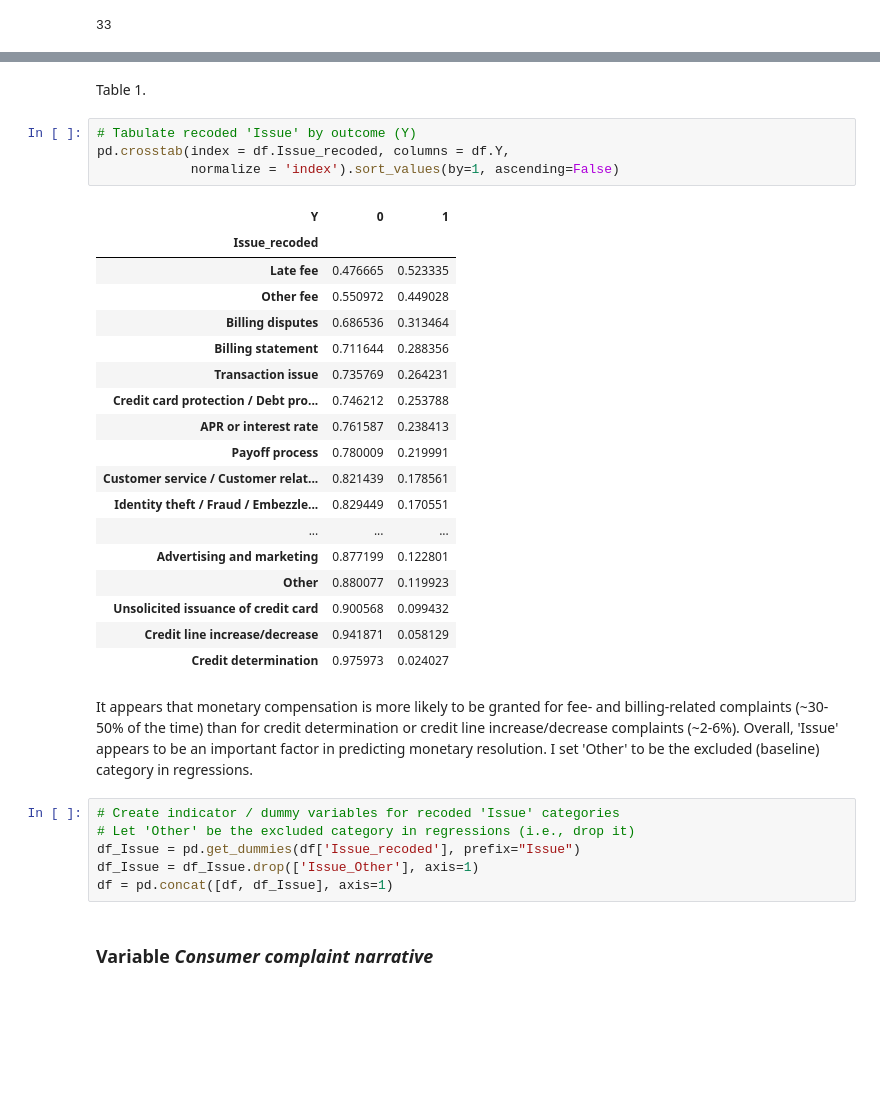
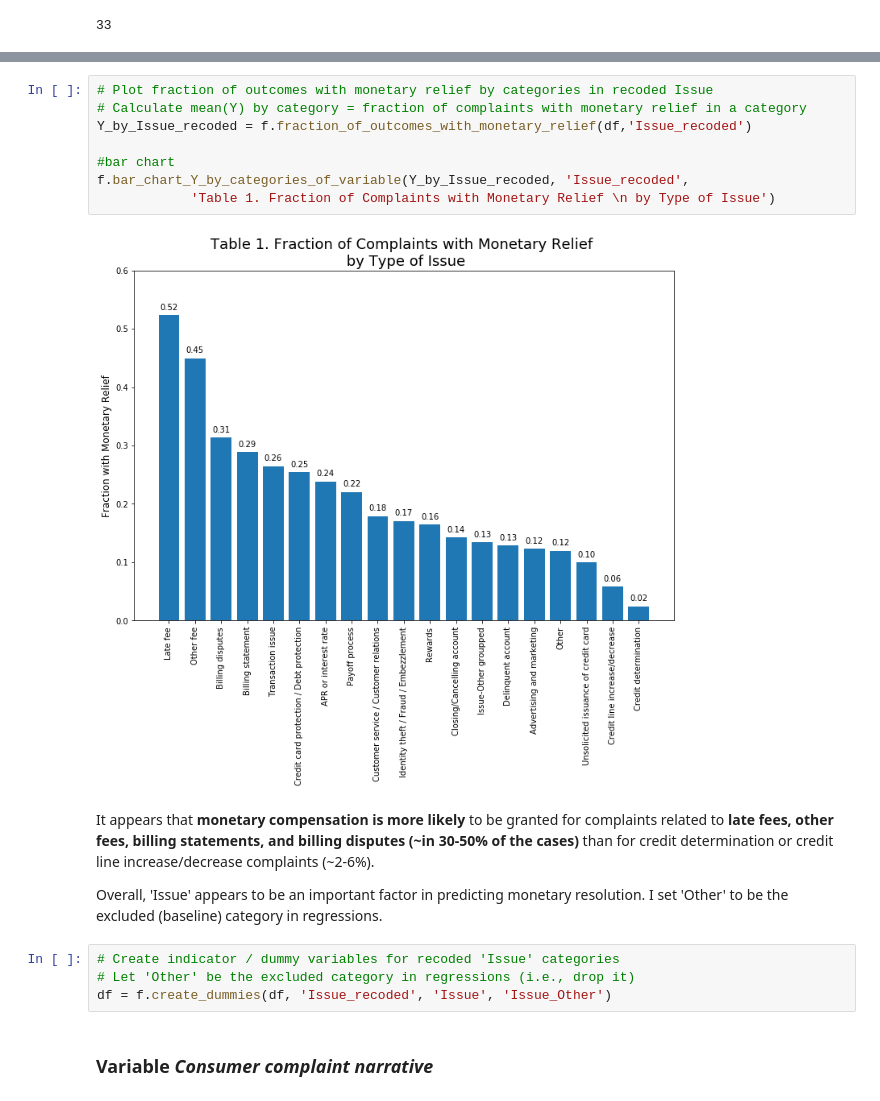
Before and after one commit to zhannazh/Predicting_Outcome_of_Consumer_Finance_Complaints, a Jupyter notebook: 1. Data exploration and feature engineering.ipynb, the cells around one changed output, grey strips where cells are left out. Saved outputs shown, nothing was run; the diff lists cells and outputs as text; blank space fills up the shorter version.

```diff
--- a/1. Data exploration and feature engineering.ipynb
+++ b/1. Data exploration and feature engineering.ipynb
@@ -199,39 +204,24 @@ for i in relabel_issue:
 df.Issue_recoded.nunique()
 # %% [output]
 19
-# %% [markdown]
-Table 1.
-# %%
-# Tabulate recoded 'Issue' by outcome (Y)
-pd.crosstab(index = df.Issue_recoded, columns = df.Y,
-            normalize = 'index').sort_values(by=1, ascending=False)
-# %% [output]
-| Y | 0 | 1 |
-| Issue_recoded |  |  |
-| Late fee | 0.476665 | 0.523335 |
-| Other fee | 0.550972 | 0.449028 |
-| Billing disputes | 0.686536 | 0.313464 |
-| Billing statement | 0.711644 | 0.288356 |
-| Transaction issue | 0.735769 | 0.264231 |
-| Credit card protection / Debt pro... | 0.746212 | 0.253788 |
-| APR or interest rate | 0.761587 | 0.238413 |
-| Payoff process | 0.780009 | 0.219991 |
-| Customer service / Customer relat... | 0.821439 | 0.178561 |
-| Identity theft / Fraud / Embezzle... | 0.829449 | 0.170551 |
-| ... | ... | ... |
-| Advertising and marketing | 0.877199 | 0.122801 |
-| Other | 0.880077 | 0.119923 |
-| Unsolicited issuance of credit card | 0.900568 | 0.099432 |
-| Credit line increase/decrease | 0.941871 | 0.058129 |
-| Credit determination | 0.975973 | 0.024027 |
+# %%
+# Plot fraction of outcomes with monetary relief by categories in recoded Issue
+# Calculate mean(Y) by category = fraction of complaints with monetary relief in a category
+Y_by_Issue_recoded = f.fraction_of_outcomes_with_monetary_relief(df,'Issue_recoded')
+
+#bar chart
+f.bar_chart_Y_by_categories_of_variable(Y_by_Issue_recoded, 'Issue_recoded',
+            'Table 1. Fraction of Complaints with Monetary Relief \n by Type of Issue')
+# %% [output]
+[figure, added]
 # %% [markdown]
-It appears that monetary compensation is more likely to be granted for fee- and billing-related complaints (~30-50% of the time) than for credit determination or credit line increase/decrease complaints (~2-6%). Overall, 'Issue' appears to be an important factor in predicting monetary resolution. I set 'Other' to be the excluded (baseline) category in regressions.
+It appears that **monetary compensation is more likely** to be granted for complaints related to **late fees, other fees, billing statements, and billing disputes (~in 30-50% of the cases)** than for credit determination or credit line increase/decrease complaints (~2-6%).
+
+Overall, 'Issue' appears to be an important factor in predicting monetary resolution. I set 'Other' to be the excluded (baseline) category in regressions.
 # %%
 # Create indicator / dummy variables for recoded 'Issue' categories
 # Let 'Other' be the excluded category in regressions (i.e., drop it)
-df_Issue = pd.get_dummies(df['Issue_recoded'], prefix="Issue")
-df_Issue = df_Issue.drop(['Issue_Other'], axis=1)
-df = pd.concat([df, df_Issue], axis=1)
+df = f.create_dummies(df, 'Issue_recoded', 'Issue', 'Issue_Other')
 # %% [markdown]
 ### Variable *Consumer complaint narrative*
 # %%
```
Also changed, not shown: parts of 19 cells of this notebook, 1 other file.
